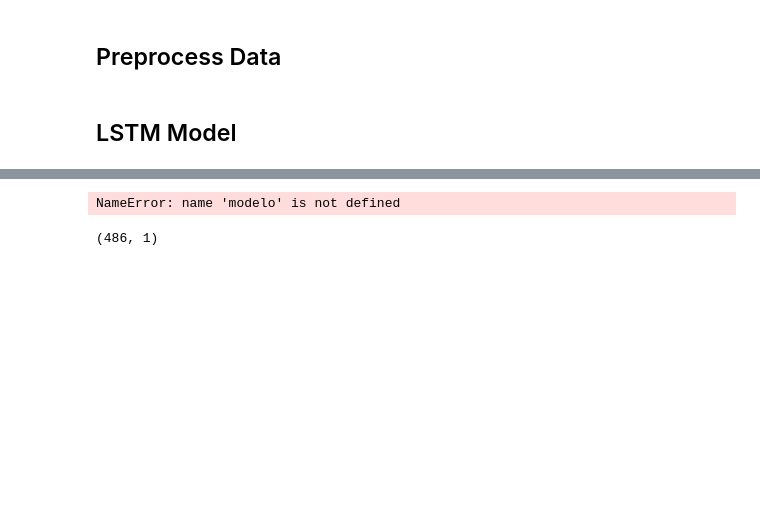
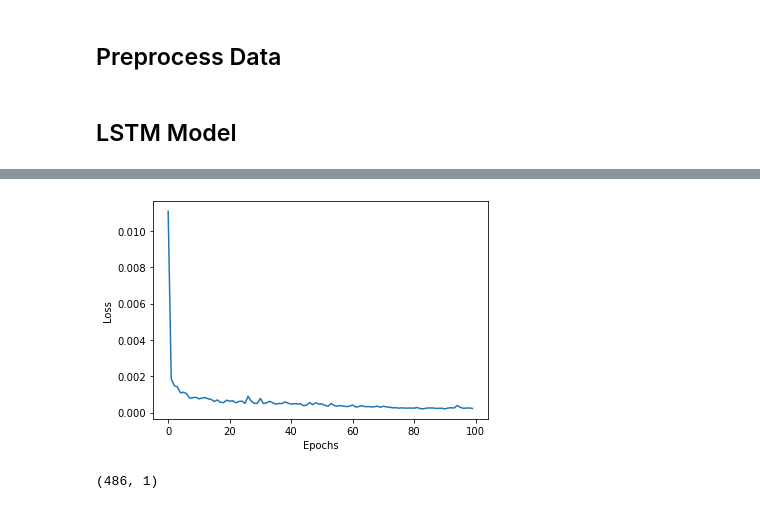
Before and after one commit to hothooper7/Stock_Market_Analysis, a Jupyter notebook: exploratory_codes/Stock_ML_DeepLearning_LSTM_Modeling.ipynb, the cells around one changed output, grey strips where cells are left out. Cells and saved outputs as stored; diff of their text form; code cells hidden in the pictures; blank space fills up the shorter version.

Commit message:
Updated final LSTM Model

```diff
--- a/exploratory_codes/Stock_ML_DeepLearning_LSTM_Modeling.ipynb
+++ b/exploratory_codes/Stock_ML_DeepLearning_LSTM_Modeling.ipynb
@@ -185,8 +217,8 @@ NameError: name 'model' is not defined
 # %%
-plt.plot(modelo.history['loss'])
+plt.plot(model01.history['loss'])
 plt.xlabel('Epochs')
 plt.ylabel('Loss')
 plt.show()
 # %% [output]
-NameError: name 'modelo' is not defined
+[figure, added]
 # %%
```
Also changed, not shown: parts of 7 cells of this notebook, 4 other files.
